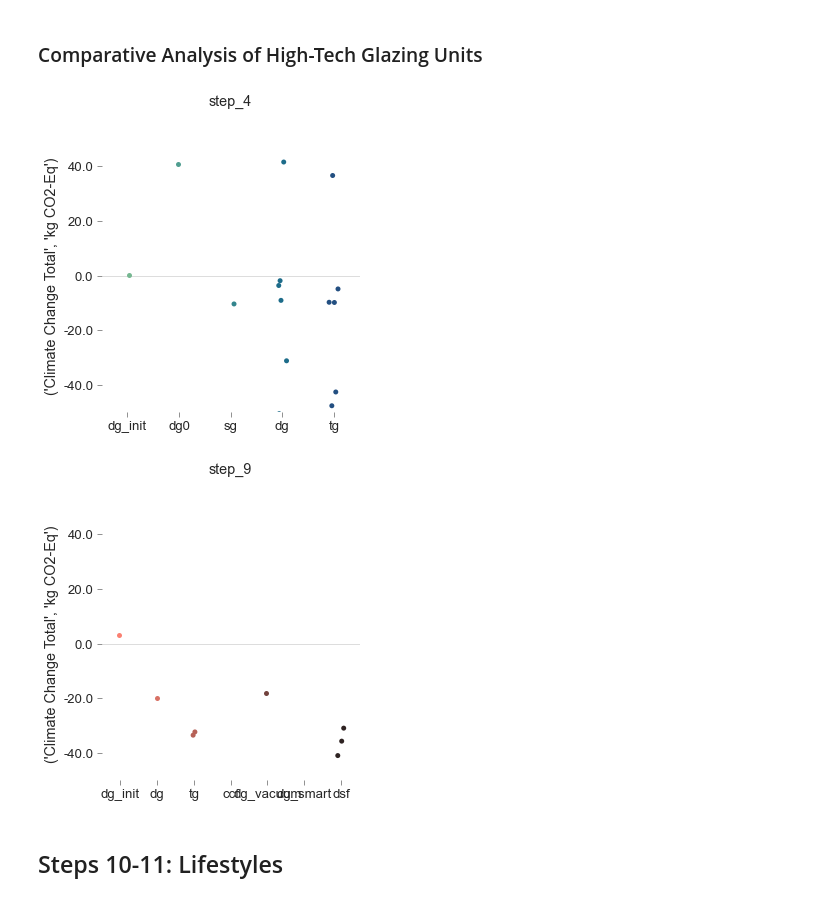
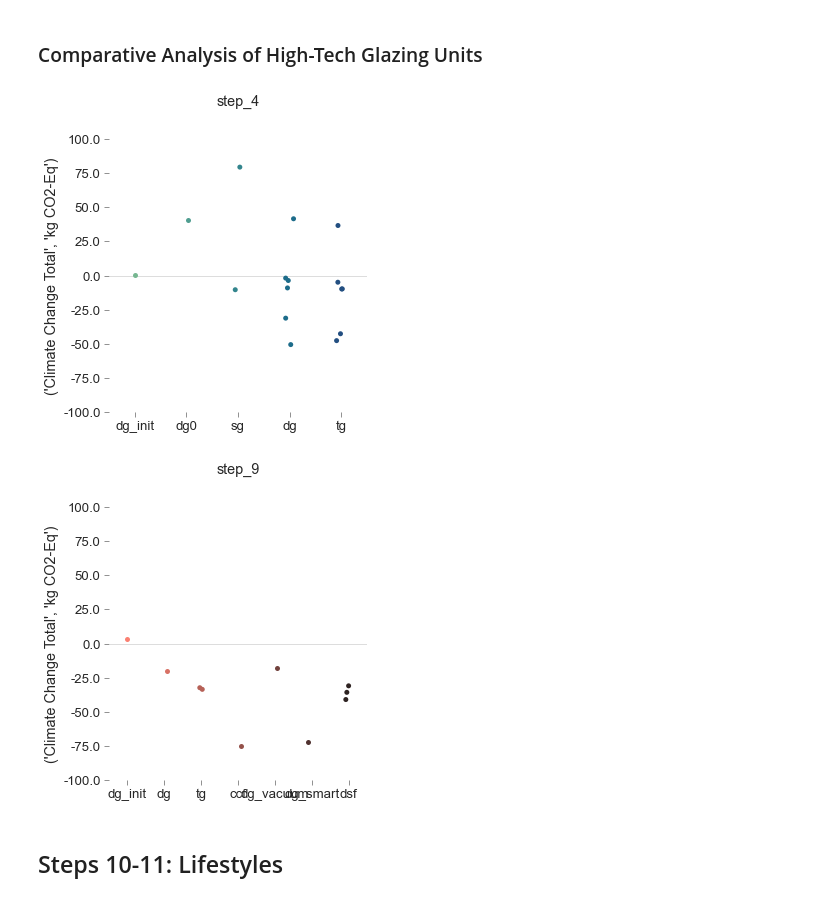
Before and after one commit to JeanSouv/LCA_IGUs, a Jupyter notebook: 02_LCA.ipynb, the cells around one changed output. Drawn from its saved outputs; the diff is of its cells as text; code cells hidden in the pictures.

```diff
--- a/02_LCA.ipynb
+++ b/02_LCA.ipynb
@@ -2901,7 +2969,7 @@ for ax in g.axes.flat:
     ax.axhline(y=0, c='lightgrey', linestyle='-', linewidth=0.75)
 
 (g.set_titles("{col_name}", fontsize=17, y=1.1)
- .set(ylim=(-50000, 50000))
+ .set(ylim=(-100000, 100000))
  .despine(left=True, bottom=True, offset=5)
  )
 
@@ -3112,7 +3142,7 @@ for i, j in [('step_1', 'step_2'),
         ax.axhline(y=0, c='lightgrey', linestyle='-', linewidth=0.75)
 
     (g.set_titles("{col_name}", fontsize=17, y=1.1)
-     .set(ylim=(-50000, 50000))
+     .set(ylim=(-100000, 100000))
      .despine(left=True, bottom=True, offset=5)
      )
 
@@ -3232,7 +3211,7 @@ for ax in g.axes.flat:
     ax.axhline(y=0, c='lightgrey', linestyle='-', linewidth=0.75)
 
 (g.set_titles("{col_name}", fontsize=17, y=1.1)
- .set(ylim=(-50000, 50000))
+ .set(ylim=(-100000, 100000))
  .despine(left=True, bottom=True, offset=5)
  )
 
@@ -3315,0 +3223,8 @@ plot_lca_40(step_lines, impact_cat, ls_lineplot,
+# %%
+# Define the rank of the impact category (#):
+impact_cat = 1
+var = "IGU"
+step = "step_9"
+conv_factor = 0.001
+
+plot_multilca_40(step, impact_cat, var, -100, 100, 50, conv_factor)
@@ -3329,35 +3260,35 @@ for step in ['step_4', 'step_9']:
 
     # Transpose:
     df_plot = df_plot.T.unstack(level=(3, 4))[41].reset_index()
 
     if step == 'step_4':
         p = "crest"
     else:
         p = "dark:salmon_r"
 
     # Category plot:
     g = sns.catplot(data=df_plot, x="IGU",
                     y=("Climate Change Total", "kg CO2-Eq"),
                     hue="IGU", col="Step",
                     # kind="point", capsize=.1,
                     palette=p, height=5, aspect=1
                     )
 
     # palette=sns.color_palette(['firebrick', 'lightcoral', 'royalblue'])
 
     for ax in g.axes.flat:
         ax.yaxis.set_major_formatter(FuncFormatter(thousand_divide))
         style_ax(ax)
         ax.axhline(y=0, c='lightgrey', linestyle='-', linewidth=0.75)
 
     (g.set_titles("{col_name}", fontsize=17, y=1.1)
-     .set(ylim=(-50000, 50000))
+     .set(ylim=(-100000, 100000))
      .despine(left=True, bottom=True, offset=5)
      )
 
     plt.show()
 # %% [output]
-[figure, old version]
+[figure, new version]
-[figure, old version]
+[figure, new version]
 # %% [markdown]
 ## Steps 10-11: Lifestyles
```
Also changed, not shown: parts of 113 cells of this notebook, 26 other files.
